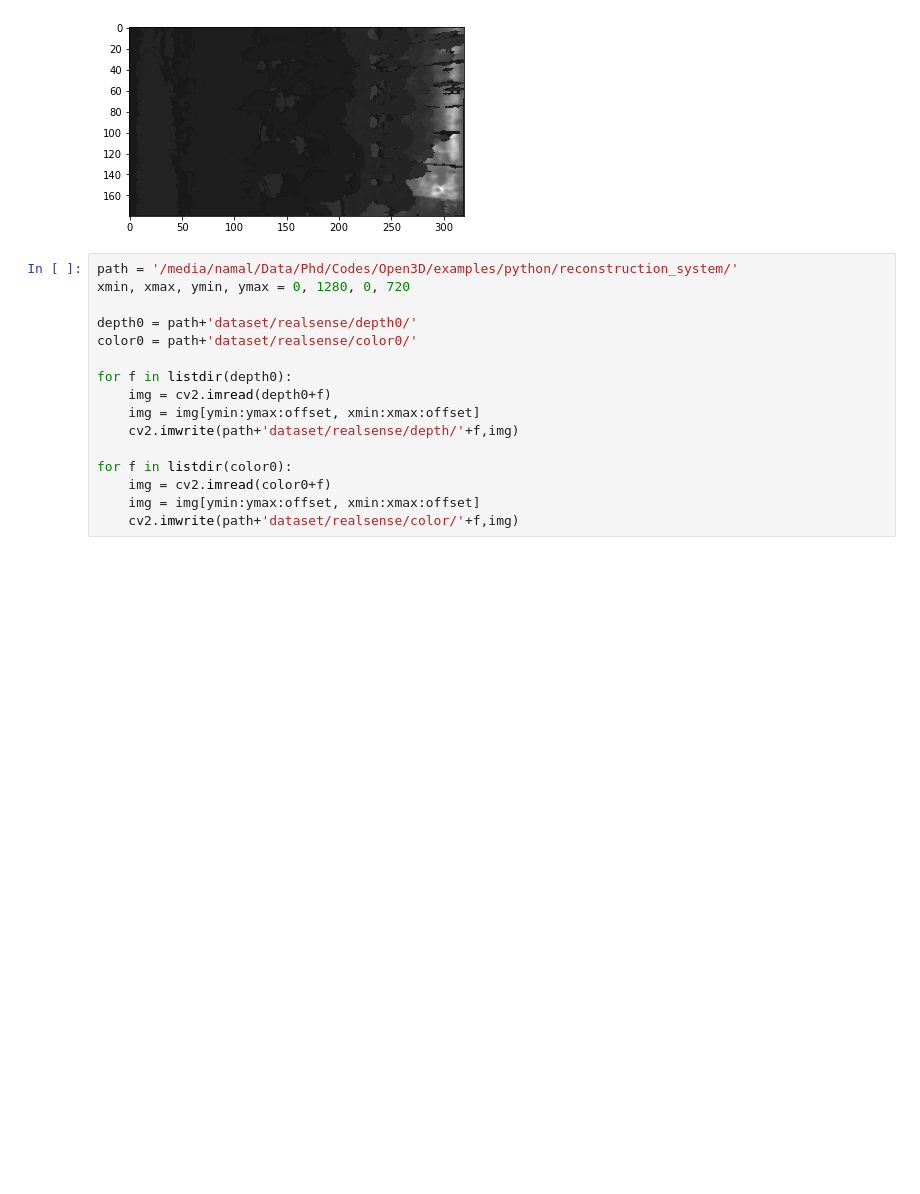
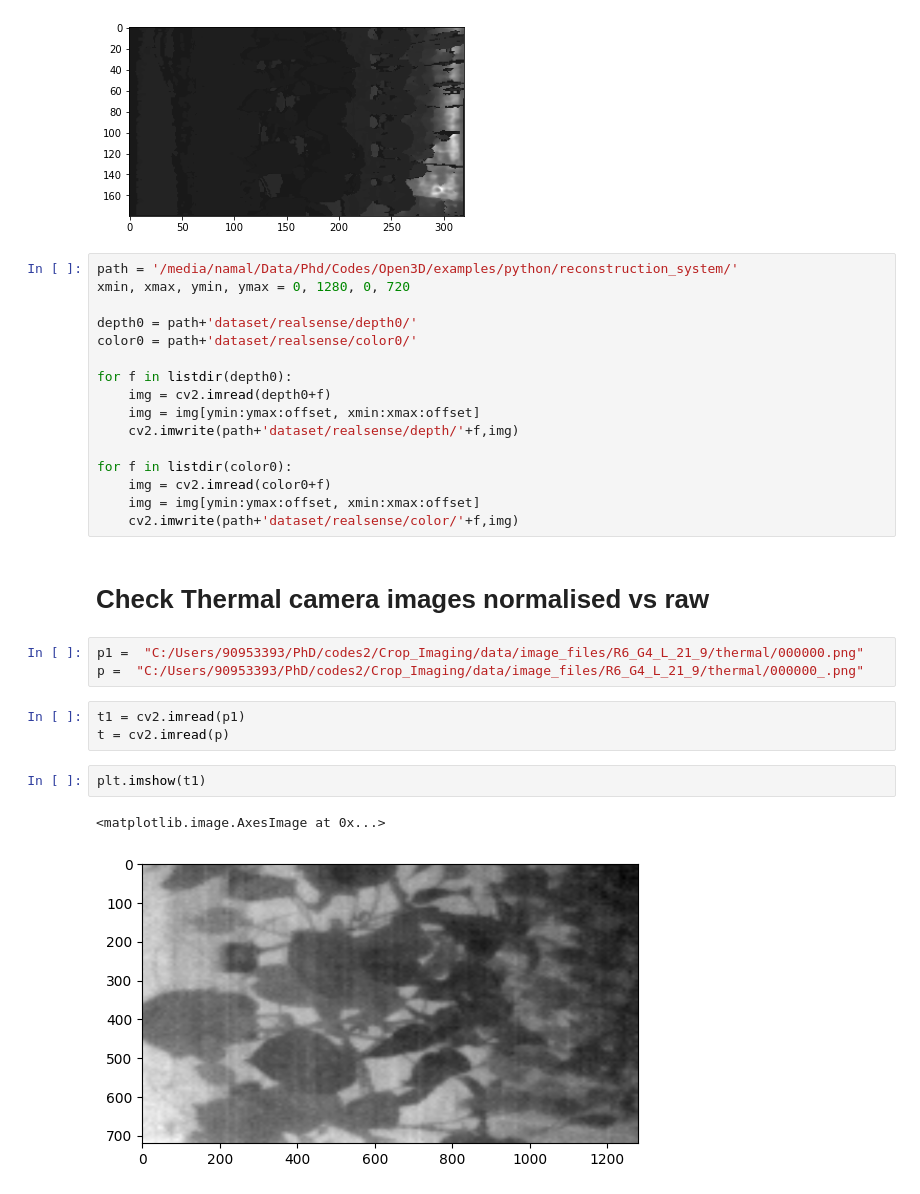
Before and after one commit to NamalJayasuriya/Crop_Imaging, a Jupyter notebook: src/data_visualization/visualizer.ipynb, the cells around one changed output. Cells and saved outputs as stored; diff of their text form; blank space fills up the shorter version.

```diff
--- a/src/data_visualization/visualizer.ipynb
+++ b/src/data_visualization/visualizer.ipynb
@@ -72,3 +70,16 @@ for f in listdir(color0):
     img = cv2.imread(color0+f)
     img = img[ymin:ymax:offset, xmin:xmax:offset]
     cv2.imwrite(path+'dataset/realsense/color/'+f,img)
+# %% [markdown]
+# Check Thermal camera images normalised vs raw
+# %%
+p1 =  "C:/Users/90953393/PhD/codes2/Crop_Imaging/data/image_files/R6_G4_L_21_9/thermal/000000.png"
+p =  "C:/Users/90953393/PhD/codes2/Crop_Imaging/data/image_files/R6_G4_L_21_9/thermal/000000_.png"
+# %%
+t1 = cv2.imread(p1)
+t = cv2.imread(p)
+# %%
+plt.imshow(t1)
+# %% [output]
+<matplotlib.image.AxesImage at 0x...>
+[figure, added]
```
Also changed, not shown: parts of 3 cells of this notebook, 3 other files.
